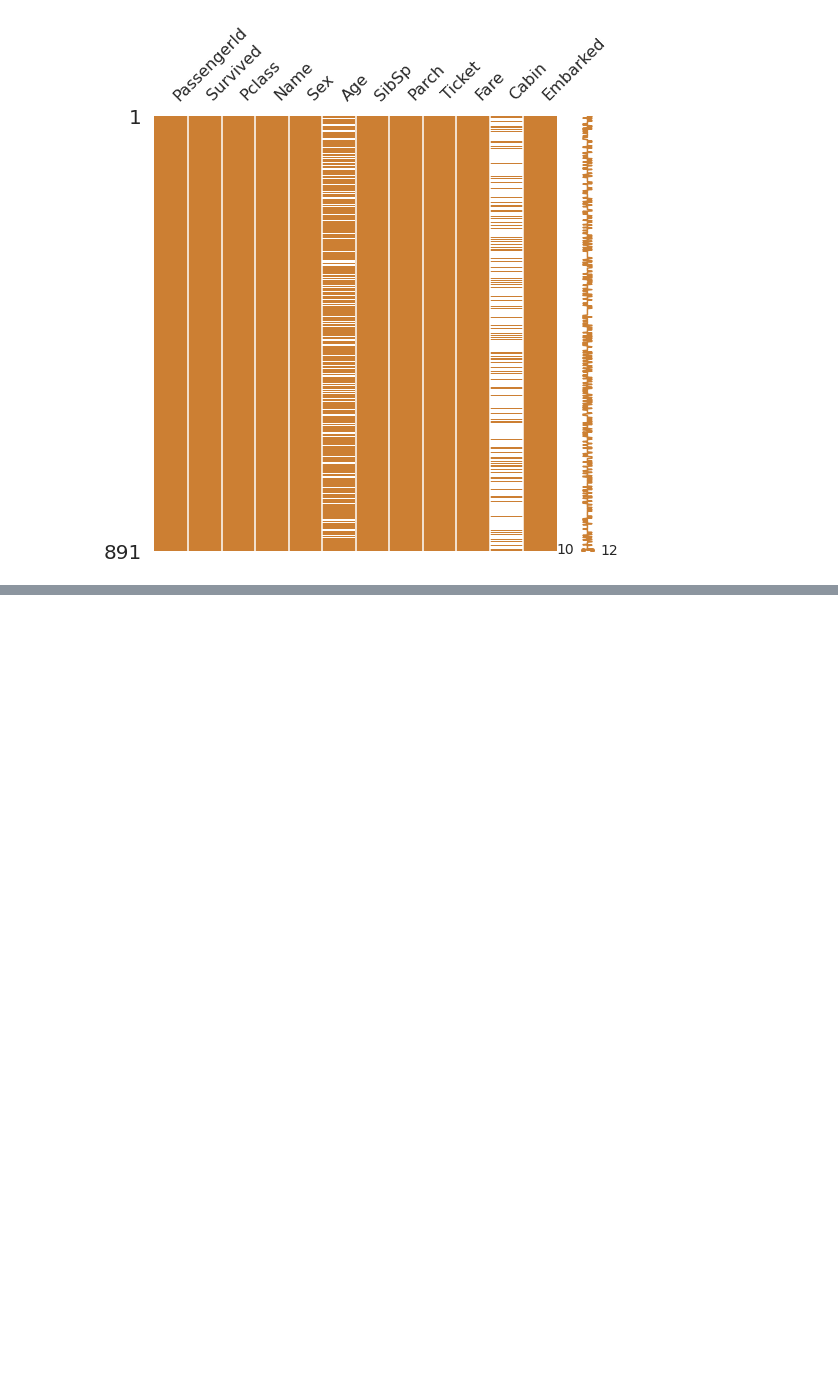
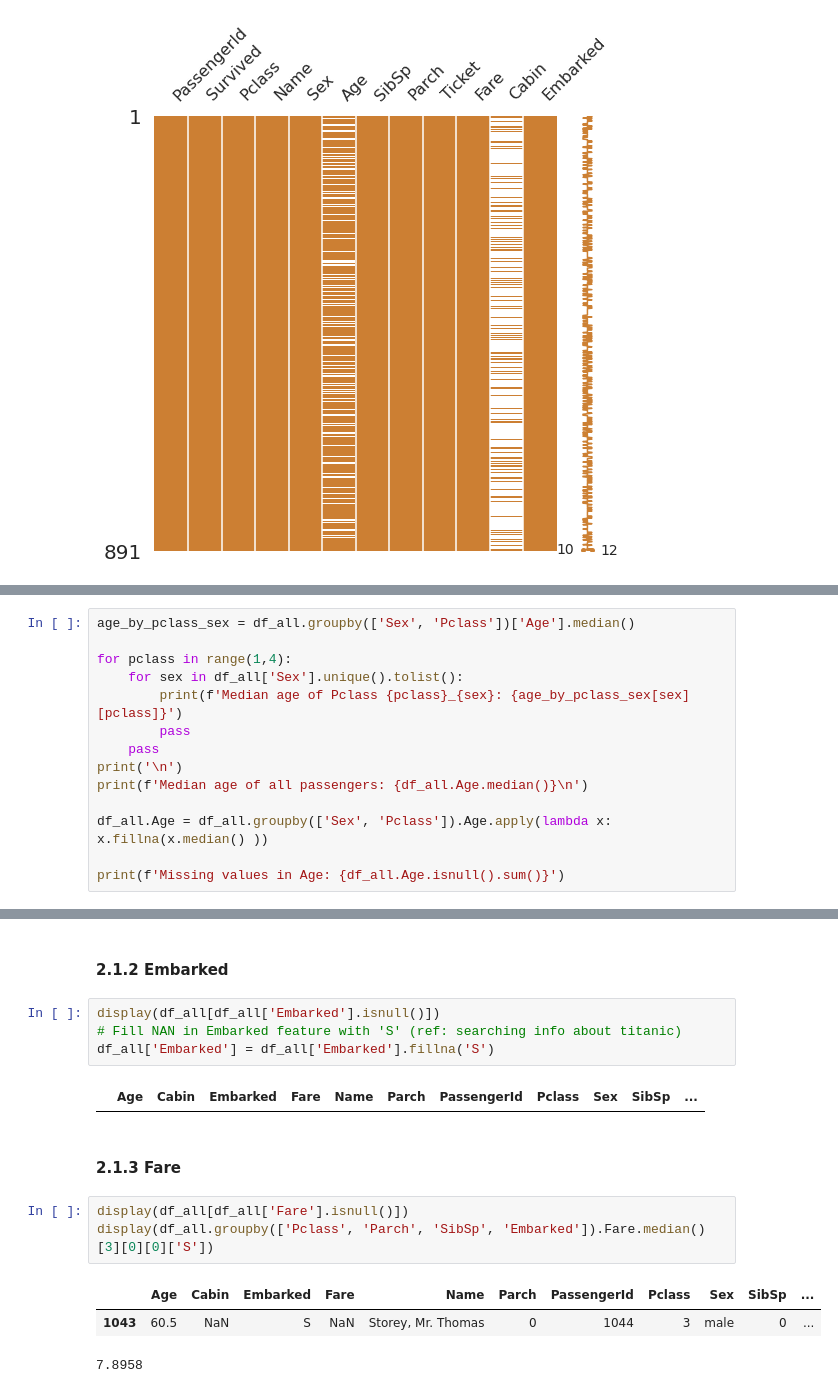
Before and after one commit to swoos91/KaggleStudy, a Jupyter notebook: Titanic/Titanic_EDA.ipynb, the cells around one changed output, grey strips where cells are left out. Drawn from its saved outputs; the diff is of its cells as text; blank space fills up the shorter version.

```diff
--- a/Titanic/Titanic_EDA.ipynb
+++ b/Titanic/Titanic_EDA.ipynb
@@ -91,0 +121,14 @@ dtype: int64
+# %%
+age_by_pclass_sex = df_all.groupby(['Sex', 'Pclass'])['Age'].median()
+
+for pclass in range(1,4):
+    for sex in df_all['Sex'].unique().tolist():
+        print(f'Median age of Pclass {pclass}_{sex}: {age_by_pclass_sex[sex][pclass]}')
+        pass
+    pass
+print('\n')
+print(f'Median age of all passengers: {df_all.Age.median()}\n')
+
+df_all.Age = df_all.groupby(['Sex', 'Pclass']).Age.apply(lambda x: x.fillna(x.median() ))
+
+print(f'Missing values in Age: {df_all.Age.isnull().sum()}')
@@ -91,0 +147,17 @@ dtype: int64
+# %% [markdown]
+#### 2.1.2 Embarked
+# %%
+display(df_all[df_all['Embarked'].isnull()])
+# Fill NAN in Embarked feature with 'S' (ref: searching info about titanic)
+df_all['Embarked'] = df_all['Embarked'].fillna('S')
+# %% [output]
+|  | Age | Cabin | Embarked | Fare | Name | Parch | PassengerId | Pclass | Sex | SibSp | ... |
+# %% [markdown]
+#### 2.1.3 Fare
+# %%
+display(df_all[df_all['Fare'].isnull()])
+display(df_all.groupby(['Pclass', 'Parch', 'SibSp', 'Embarked']).Fare.median()[3][0][0]['S'])
+# %% [output]
+|  | Age | Cabin | Embarked | Fare | Name | Parch | PassengerId | Pclass | Sex | SibSp | ... |
+| 1043 | 60.5 | NaN | S | NaN | Storey, Mr. Thomas | 0 | 1044 | 3 | male | 0 | ... |
+7.8958
```
Also changed, not shown: parts of 10 cells of this notebook.
